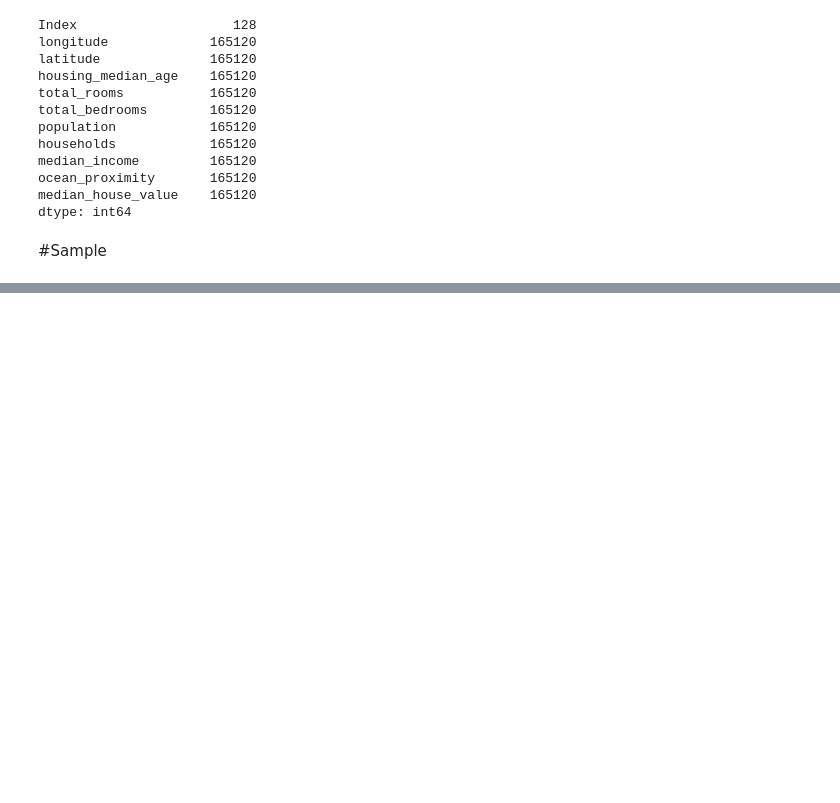
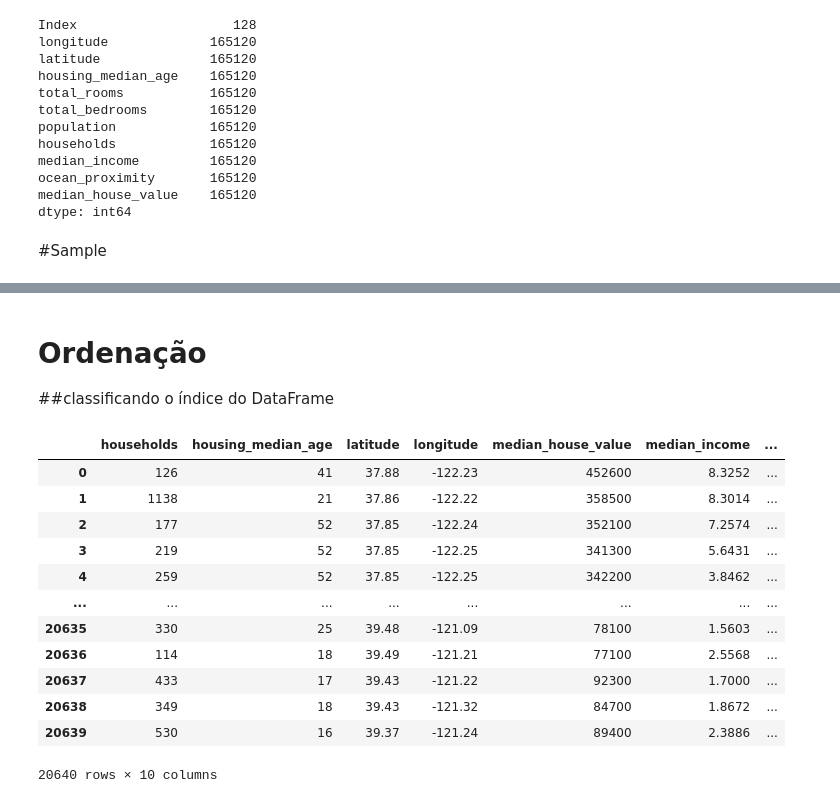
Before and after one commit to KARINAgoncalvesSOARES/Pandas, a Jupyter notebook: 20_funções_do_pandas_ipynbUntitled0.ipynb, the cells around one changed output, grey strips where cells are left out. Cells and saved outputs as stored; diff of their text form; code cells hidden in the pictures; blank space fills up the shorter version.

```diff
--- a/20_funções_do_pandas_ipynbUntitled0.ipynb
+++ b/20_funções_do_pandas_ipynbUntitled0.ipynb
@@ -286,0 +328,22 @@ arquivo[['housing_median_age','median_house_value','total_rooms']].groupby(['hou
+# %% [markdown]
+# Ordenação
+
+##classificando o índice do DataFrame
+# %%
+# Por padrão, ele classifica em ordem crescente, para classificar em ordem decrescente, useascending=False
+
+arquivo.sort_index(axis=1, ascending= True)
+# %% [output]
+|  | households | housing_median_age | latitude | longitude | median_house_value | median_income | ... |
+| 0 | 126 | 41 | 37.88 | -122.23 | 452600 | 8.3252 | ... |
+| 1 | 1138 | 21 | 37.86 | -122.22 | 358500 | 8.3014 | ... |
+| 2 | 177 | 52 | 37.85 | -122.24 | 352100 | 7.2574 | ... |
+| 3 | 219 | 52 | 37.85 | -122.25 | 341300 | 5.6431 | ... |
+| 4 | 259 | 52 | 37.85 | -122.25 | 342200 | 3.8462 | ... |
+| ... | ... | ... | ... | ... | ... | ... | ... |
+| 20635 | 330 | 25 | 39.48 | -121.09 | 78100 | 1.5603 | ... |
+| 20636 | 114 | 18 | 39.49 | -121.21 | 77100 | 2.5568 | ... |
+| 20637 | 433 | 17 | 39.43 | -121.22 | 92300 | 1.7000 | ... |
+| 20638 | 349 | 18 | 39.43 | -121.32 | 84700 | 1.8672 | ... |
+| 20639 | 530 | 16 | 39.37 | -121.24 | 89400 | 2.3886 | ... |
+20640 rows × 10 columns
```
Also changed, not shown: parts of 9 cells of this notebook.
